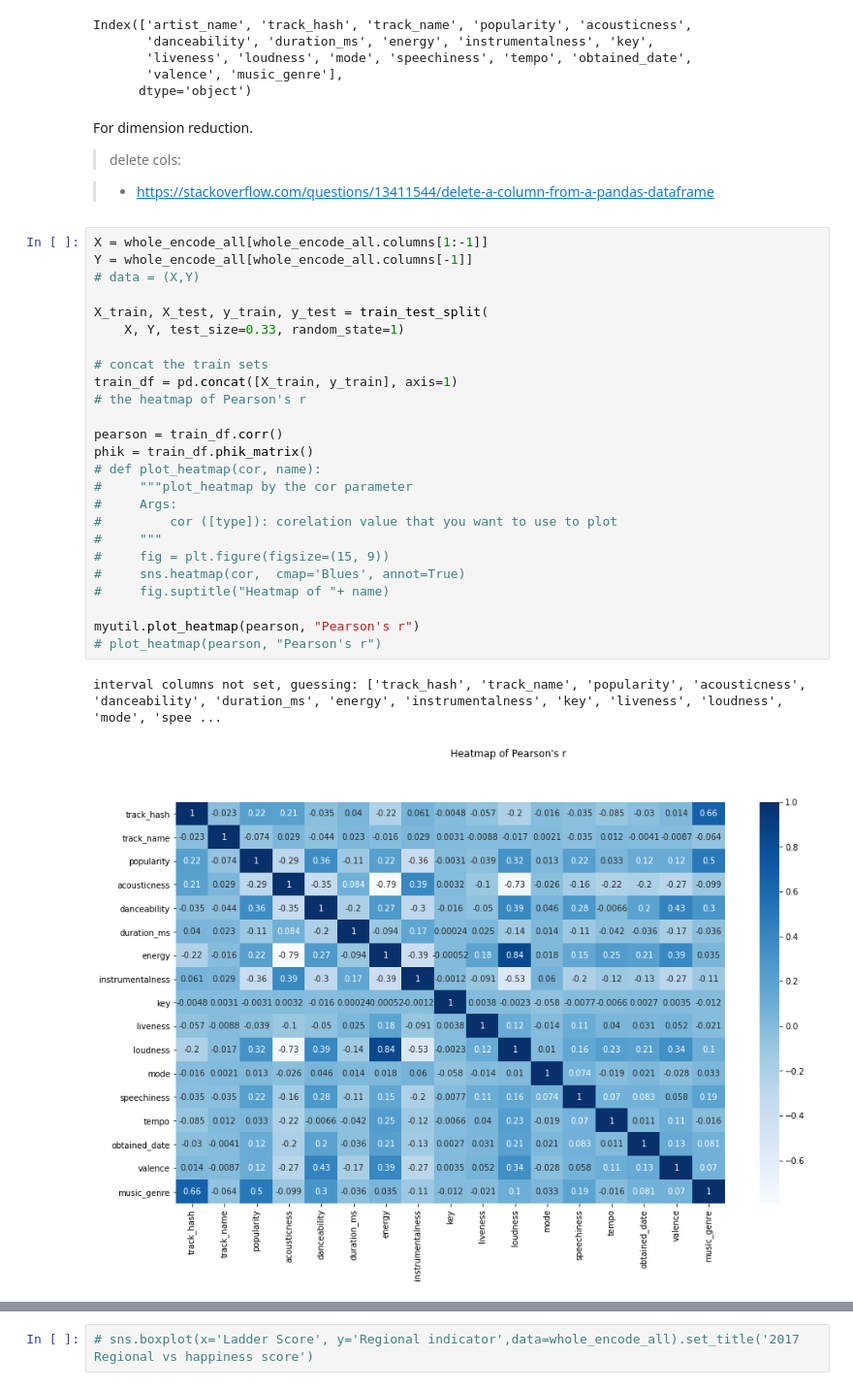
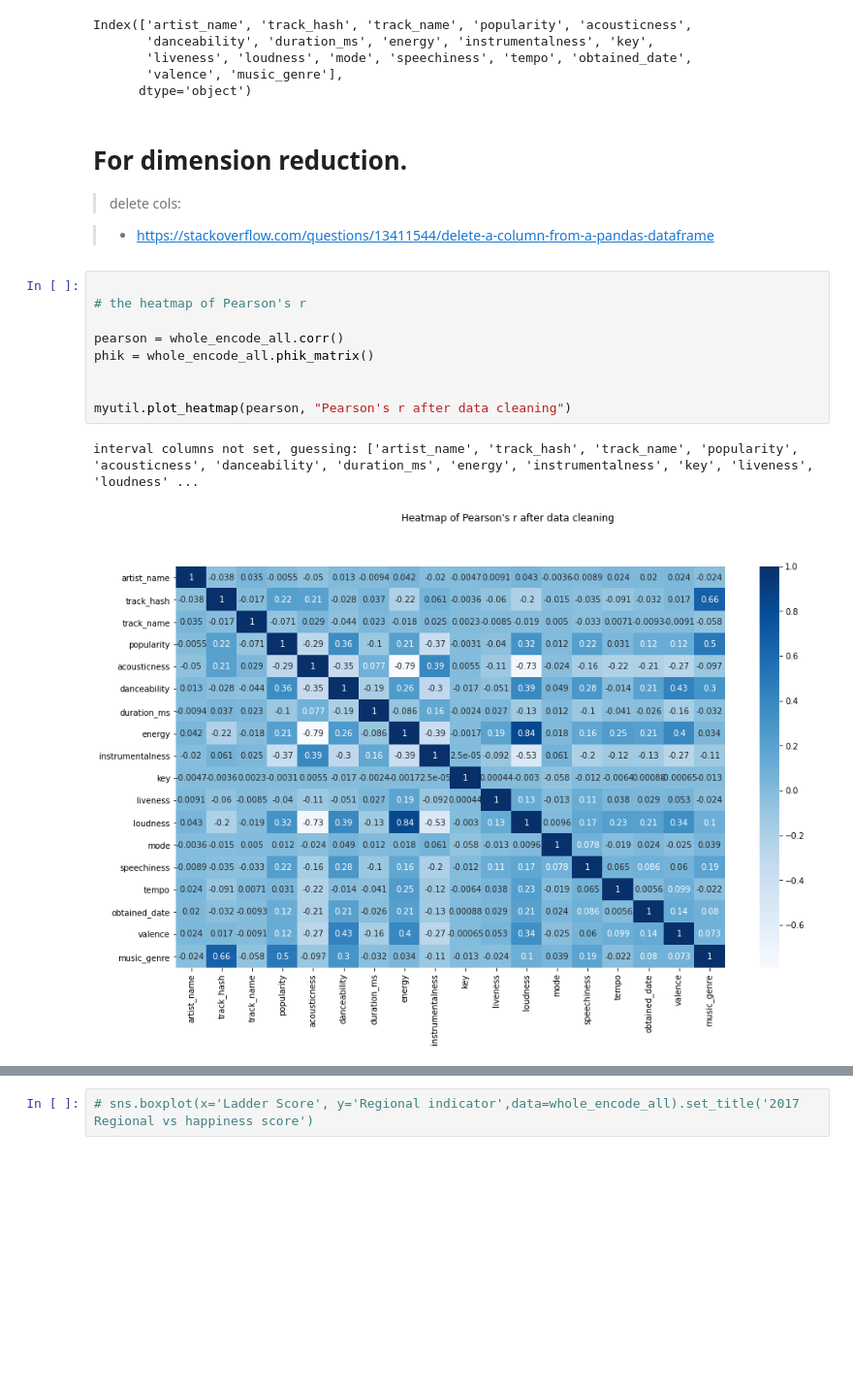
Before and after one commit to Yun-K/comp309_a3, a Jupyter notebook: a3.ipynb, the cells around one changed output, grey strips where cells are left out. Shown: that part at 97% size. Drawn from its saved outputs; the diff is of its cells as text; blank space fills up the shorter version.

```diff
--- a/a3.ipynb
+++ b/a3.ipynb
@@ -452,36 +535,20 @@ Index(['artist_name', 'track_hash', 'track_name', 'popularity', 'acousticness',
        'valence', 'music_genre'],
       dtype='object')
 # %% [markdown]
-For dimension reduction.
+# For dimension reduction.
 > delete cols:
 
 > +  https://stackoverflow.com/questions/13411544/delete-a-column-from-a-pandas-dataframe
-# %%
-X = whole_encode_all[whole_encode_all.columns[1:-1]]
-Y = whole_encode_all[whole_encode_all.columns[-1]]
-# data = (X,Y)
-
-X_train, X_test, y_train, y_test = train_test_split(
-    X, Y, test_size=0.33, random_state=1)
-
-# concat the train sets
-train_df = pd.concat([X_train, y_train], axis=1)
-# the heatmap of Pearson's r
-
-pearson = train_df.corr()
-phik = train_df.phik_matrix()
-# def plot_heatmap(cor, name):
-#     """plot_heatmap by the cor parameter
-#     Args:
-#         cor ([type]): corelation value that you want to use to plot
-#     """
-#     fig = plt.figure(figsize=(15, 9))
-#     sns.heatmap(cor,  cmap='Blues', annot=True)
-#     fig.suptitle("Heatmap of "+ name)
-
-myutil.plot_heatmap(pearson, "Pearson's r")
-# plot_heatmap(pearson, "Pearson's r")
-# %% [output]
-interval columns not set, guessing: ['track_hash', 'track_name', 'popularity', 'acousticness', 'danceability', 'duration_ms', 'energy', 'instrumentalness', 'key', 'liveness', 'loudness', 'mode', 'spee ...
-[figure, removed]
+# %%
+
+# the heatmap of Pearson's r
+
+pearson = whole_encode_all.corr()
+phik = whole_encode_all.phik_matrix()
+
+
+myutil.plot_heatmap(pearson, "Pearson's r after data cleaning")
+# %% [output]
+interval columns not set, guessing: ['artist_name', 'track_hash', 'track_name', 'popularity', 'acousticness', 'danceability', 'duration_ms', 'energy', 'instrumentalness', 'key', 'liveness', 'loudness' ...
+[figure, added]
 # %%
```
Also changed, not shown: parts of 17 cells of this notebook, 10 other files.
